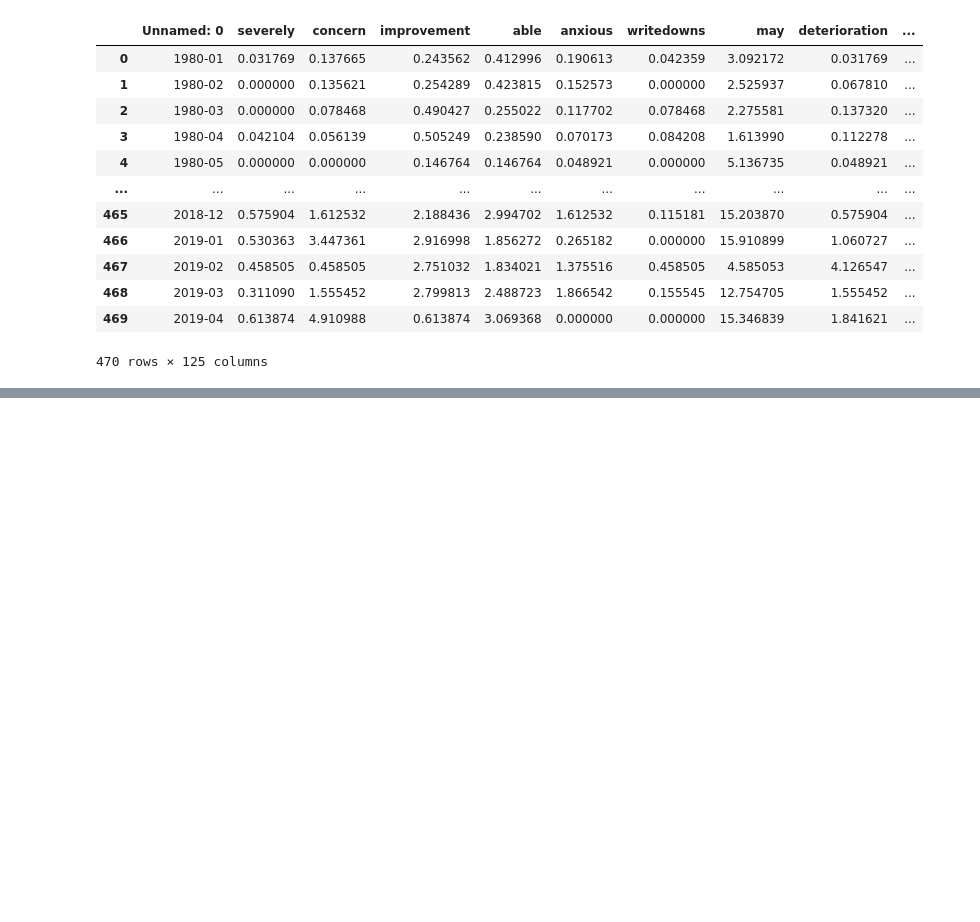
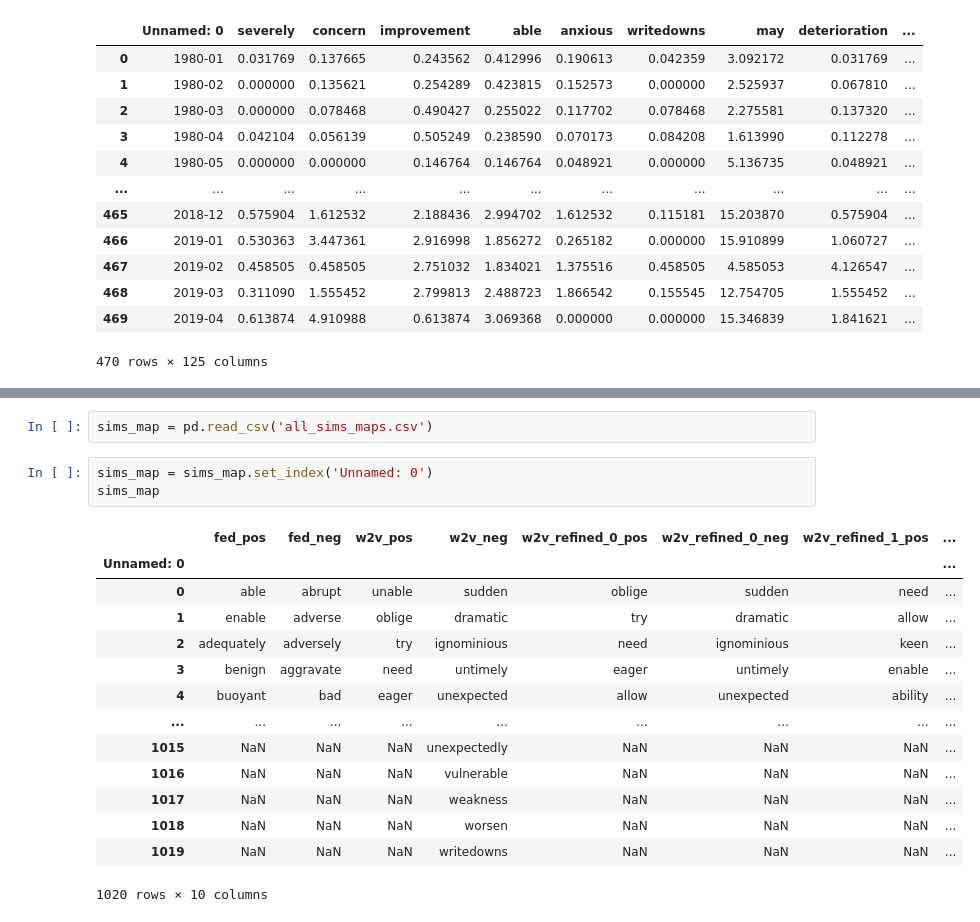
Before and after one commit to johnsonice/IMF_VE_News, a Jupyter notebook: research/Untitled.ipynb, the cells around one changed output, grey strips where cells are left out. Saved outputs shown, nothing was run; the diff lists cells and outputs as text; blank space fills up the shorter version.

```diff
--- a/research/Untitled.ipynb
+++ b/research/Untitled.ipynb
@@ -39,0 +57,20 @@ reference_arg
+# %%
+sims_map = pd.read_csv('all_sims_maps.csv')
+# %%
+sims_map = sims_map.set_index('Unnamed: 0')
+sims_map
+# %% [output]
+|  | fed_pos | fed_neg | w2v_pos | w2v_neg | w2v_refined_0_pos | w2v_refined_0_neg | w2v_refined_1_pos | ... |
+| Unnamed: 0 |  |  |  |  |  |  |  | ... |
+| 0 | able | abrupt | unable | sudden | oblige | sudden | need | ... |
+| 1 | enable | adverse | oblige | dramatic | try | dramatic | allow | ... |
+| 2 | adequately | adversely | try | ignominious | need | ignominious | keen | ... |
+| 3 | benign | aggravate | need | untimely | eager | untimely | enable | ... |
+| 4 | buoyant | bad | eager | unexpected | allow | unexpected | ability | ... |
+| ... | ... | ... | ... | ... | ... | ... | ... | ... |
+| 1015 | NaN | NaN | NaN | unexpectedly | NaN | NaN | NaN | ... |
+| 1016 | NaN | NaN | NaN | vulnerable | NaN | NaN | NaN | ... |
+| 1017 | NaN | NaN | NaN | weakness | NaN | NaN | NaN | ... |
+| 1018 | NaN | NaN | NaN | worsen | NaN | NaN | NaN | ... |
+| 1019 | NaN | NaN | NaN | writedowns | NaN | NaN | NaN | ... |
+1020 rows × 10 columns
```
Also changed, not shown: parts of 7 cells of this notebook, 3 other files.
